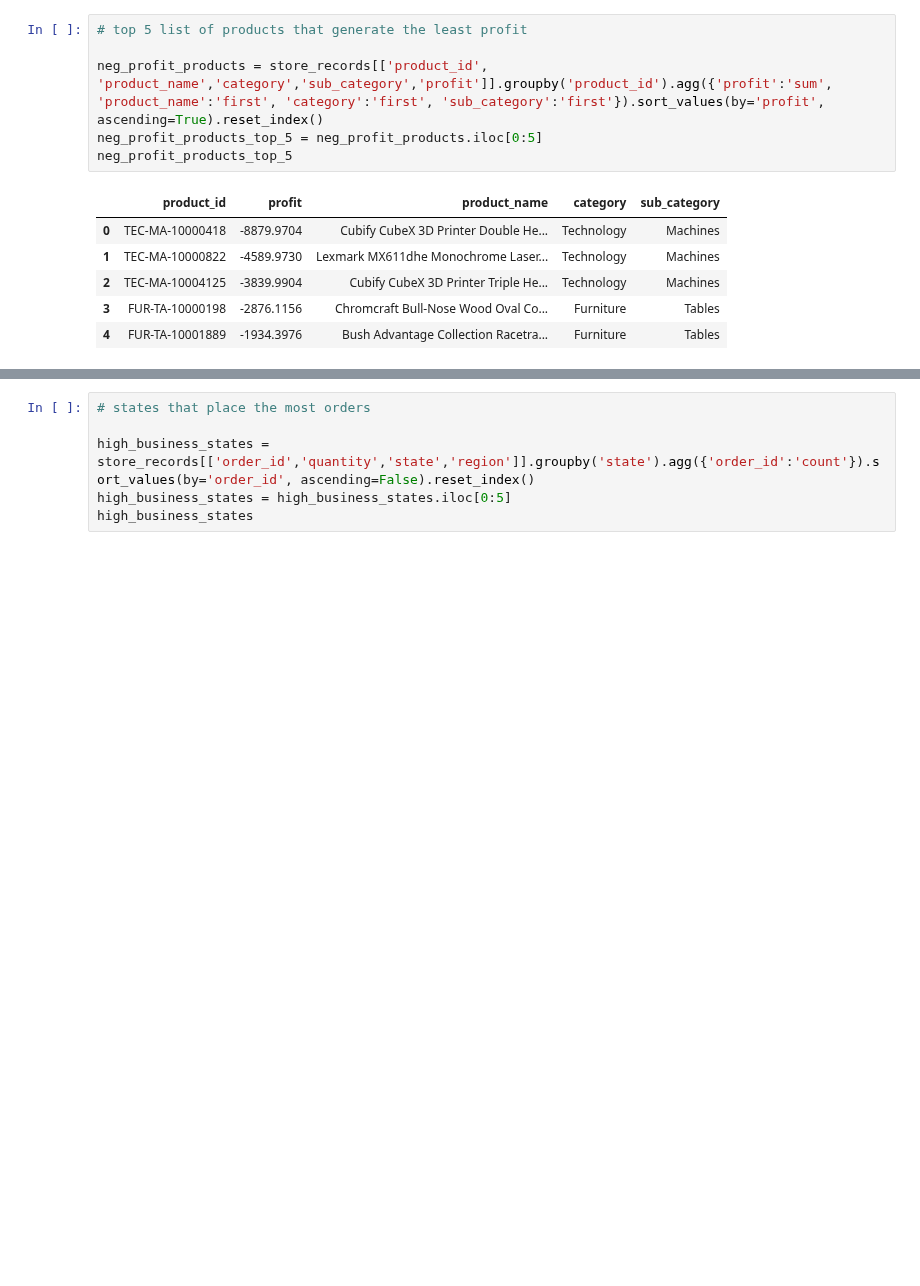
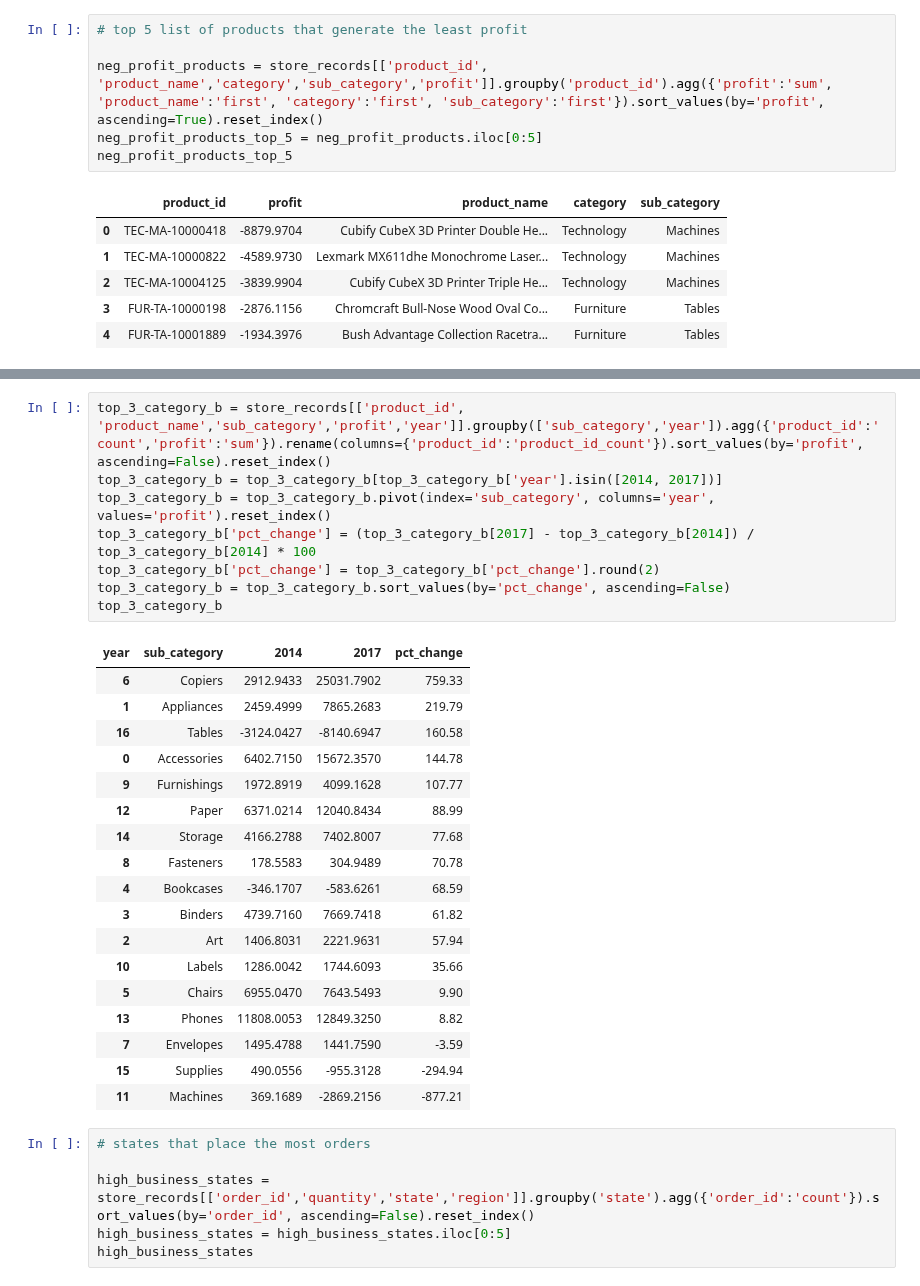
Before and after one commit to Dilcia19/superstore, a Jupyter notebook: notebooks/analysis_in_py.ipynb, the cells around one changed output, grey strips where cells are left out. Saved outputs shown, nothing was run; the diff lists cells and outputs as text; blank space fills up the shorter version.

```diff
--- a/notebooks/analysis_in_py.ipynb
+++ b/notebooks/analysis_in_py.ipynb
@@ -227,3 +283,30 @@ neg_profit_products_top_5
+# %%
+top_3_category_b = store_records[['product_id', 'product_name','sub_category','profit','year']].groupby(['sub_category','year']).agg({'product_id':'count','profit':'sum'}).rename(columns={'product_id':'product_id_count'}).sort_values(by='profit', ascending=False).reset_index()
+top_3_category_b = top_3_category_b[top_3_category_b['year'].isin([2014, 2017])]
+top_3_category_b = top_3_category_b.pivot(index='sub_category', columns='year', values='profit').reset_index()
+top_3_category_b['pct_change'] = (top_3_category_b[2017] - top_3_category_b[2014]) / top_3_category_b[2014] * 100
+top_3_category_b['pct_change'] = top_3_category_b['pct_change'].round(2)
+top_3_category_b = top_3_category_b.sort_values(by='pct_change', ascending=False)
+top_3_category_b
+# %% [output]
+| year | sub_category | 2014 | 2017 | pct_change |
+| 6 | Copiers | 2912.9433 | 25031.7902 | 759.33 |
+| 1 | Appliances | 2459.4999 | 7865.2683 | 219.79 |
+| 16 | Tables | -3124.0427 | -8140.6947 | 160.58 |
+| 0 | Accessories | 6402.7150 | 15672.3570 | 144.78 |
+| 9 | Furnishings | 1972.8919 | 4099.1628 | 107.77 |
+| 12 | Paper | 6371.0214 | 12040.8434 | 88.99 |
+| 14 | Storage | 4166.2788 | 7402.8007 | 77.68 |
+| 8 | Fasteners | 178.5583 | 304.9489 | 70.78 |
+| 4 | Bookcases | -346.1707 | -583.6261 | 68.59 |
+| 3 | Binders | 4739.7160 | 7669.7418 | 61.82 |
+| 2 | Art | 1406.8031 | 2221.9631 | 57.94 |
+| 10 | Labels | 1286.0042 | 1744.6093 | 35.66 |
+| 5 | Chairs | 6955.0470 | 7643.5493 | 9.90 |
+| 13 | Phones | 11808.0053 | 12849.3250 | 8.82 |
+| 7 | Envelopes | 1495.4788 | 1441.7590 | -3.59 |
+| 15 | Supplies | 490.0556 | -955.3128 | -294.94 |
+| 11 | Machines | 369.1689 | -2869.2156 | -877.21 |
 # %%
 # states that place the most orders
 
```
Also changed, not shown: parts of 3 cells of this notebook.
